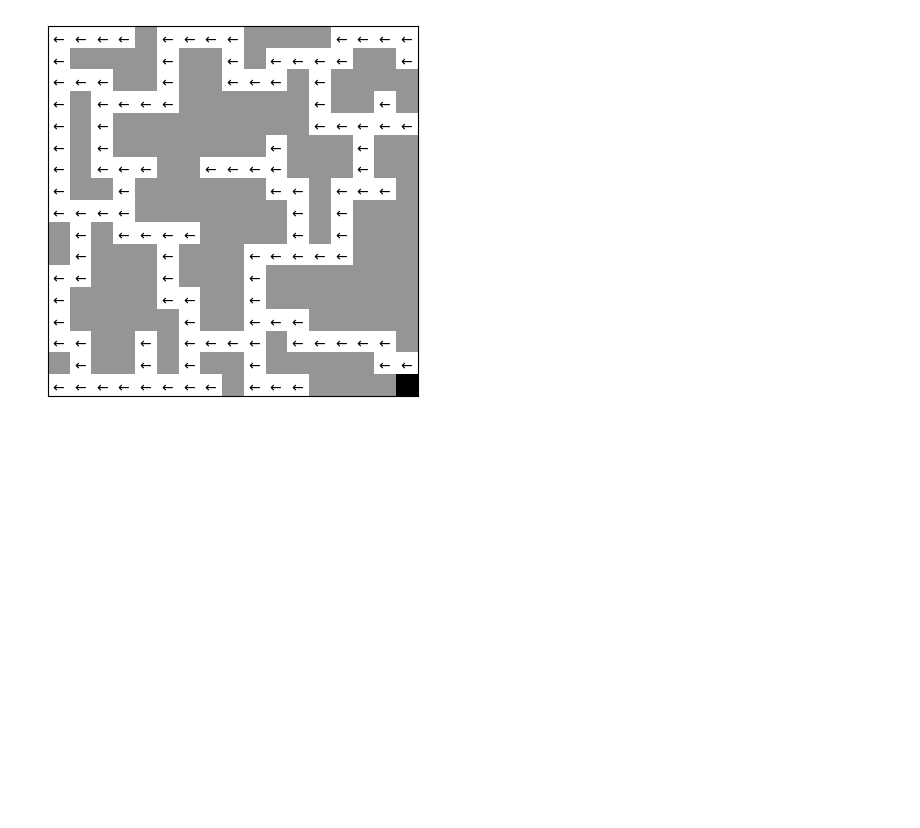
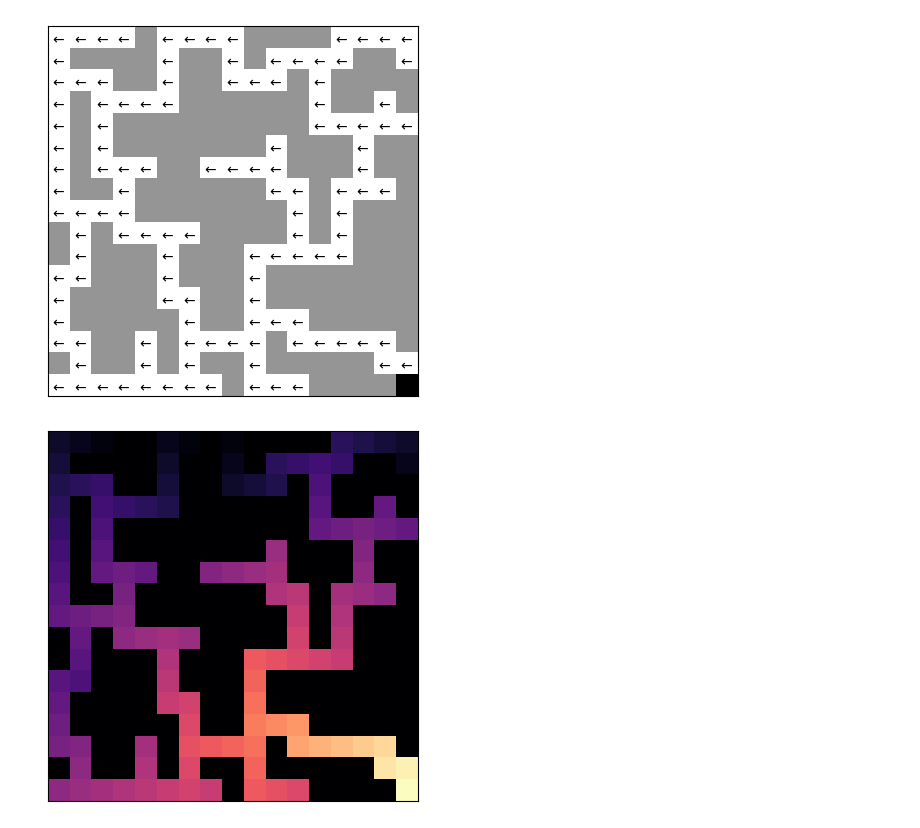
Before and after one commit to peluche/rl, a Jupyter notebook: q-learning_maze.ipynb, the cells around one changed output. Saved outputs shown, nothing was run; the diff lists cells and outputs as text; code cells hidden in the pictures; blank space fills up the shorter version.

Commit message:
add visualization for shortest paths and policy weights

```diff
--- a/q-learning_maze.ipynb
+++ b/q-learning_maze.ipynb
@@ -348,3 +349,36 @@ plot_policy(model, default_maze)
 plot_policy(NeuralNetwork().to(device), default_maze)
 # %% [output]
 [figure]
+# %%
+# compute optimal distances to the exit
+def dists(maze):
+    pos = tuple((maze == -1).nonzero().tolist()[0]) # locate the exit
+    dist = torch.zeros_like(maze)
+    seen = set()
+    q = deque()
+    q.append((pos, 0))
+    while q:
+        pos, d = q.popleft()
+        if pos in seen: continue
+        if maze[pos] == 0: continue
+        seen.add(pos)
+        dist[pos] = d
+        for move in MOVES.keys():
+            new_pos = (pos[0] + move[0], pos[1] + move[1])
+            if 0 <= new_pos[0] < MAZE_WIDTH and 0 <= new_pos[1] < MAZE_WIDTH:
+                q.append((new_pos, d + 1))
+    return dist
+
+def plot_dists(maze):
+    dist = dists(maze)
+    # revert distances for plotting
+    mask = maze != 0
+    dist[mask] = dist.max() - dist[mask]
+    plt.imshow(dist, cmap='magma', interpolation='nearest')
+    plt.xticks([], [])
+    plt.yticks([], [])
+    plt.show()
+
+plot_dists(default_maze)
+# %% [output]
+[figure, added]
```
Also changed, not shown: parts of 3 cells of this notebook.
